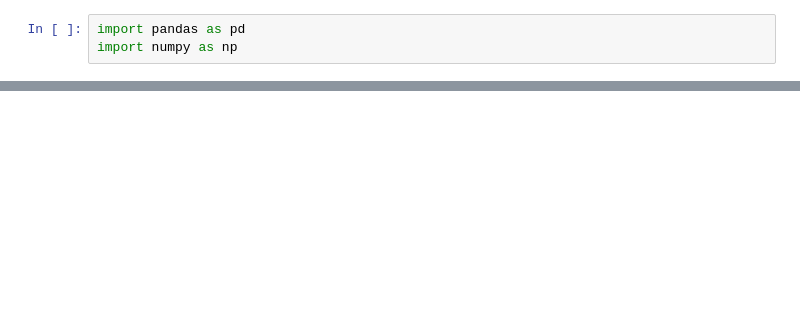
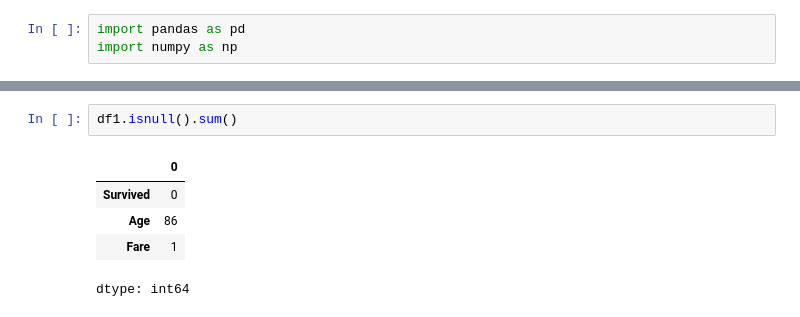
Before and after one commit to ojaspaul123/ML-Experiments, a Jupyter notebook: Intermmediate/Function_Transformer.ipynb, the cells around one changed output, grey strips where cells are left out. Drawn from its saved outputs; the diff is of its cells as text; blank space fills up the shorter version.

```diff
--- a/Intermmediate/Function_Transformer.ipynb
+++ b/Intermmediate/Function_Transformer.ipynb
@@ -19,0 +37,8 @@ Saving titanic_file.csv to titanic_file.csv
+# %%
+df1.isnull().sum()
+# %% [output]
+|  | 0 |
+| Survived | 0 |
+| Age | 86 |
+| Fare | 1 |
+dtype: int64
```
Also changed, not shown: parts of 4 cells of this notebook.
